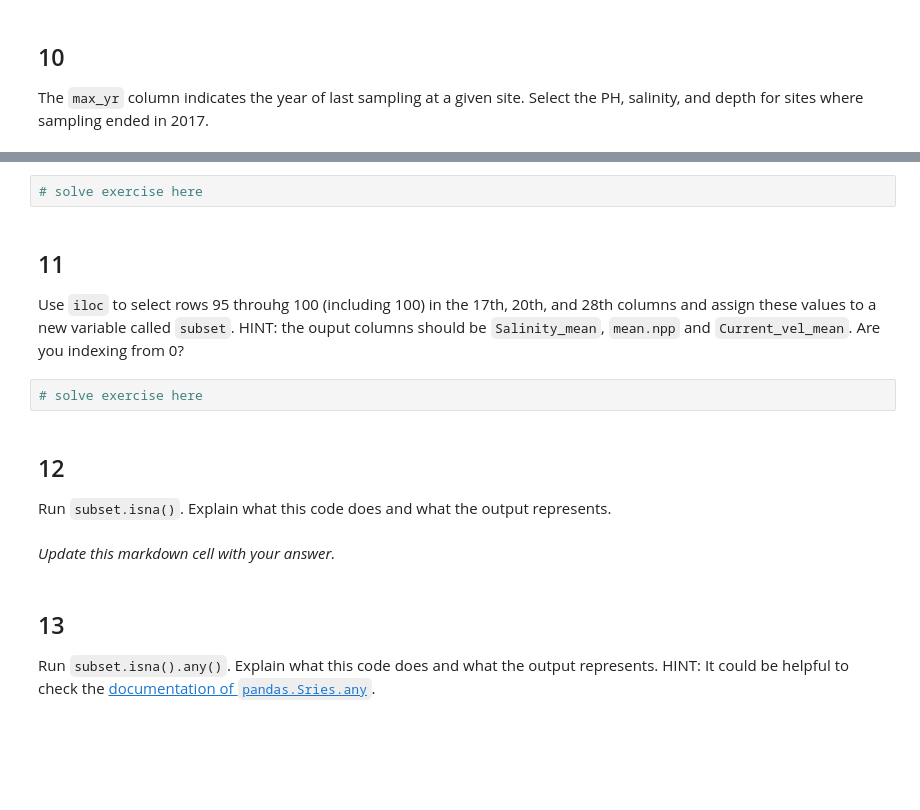
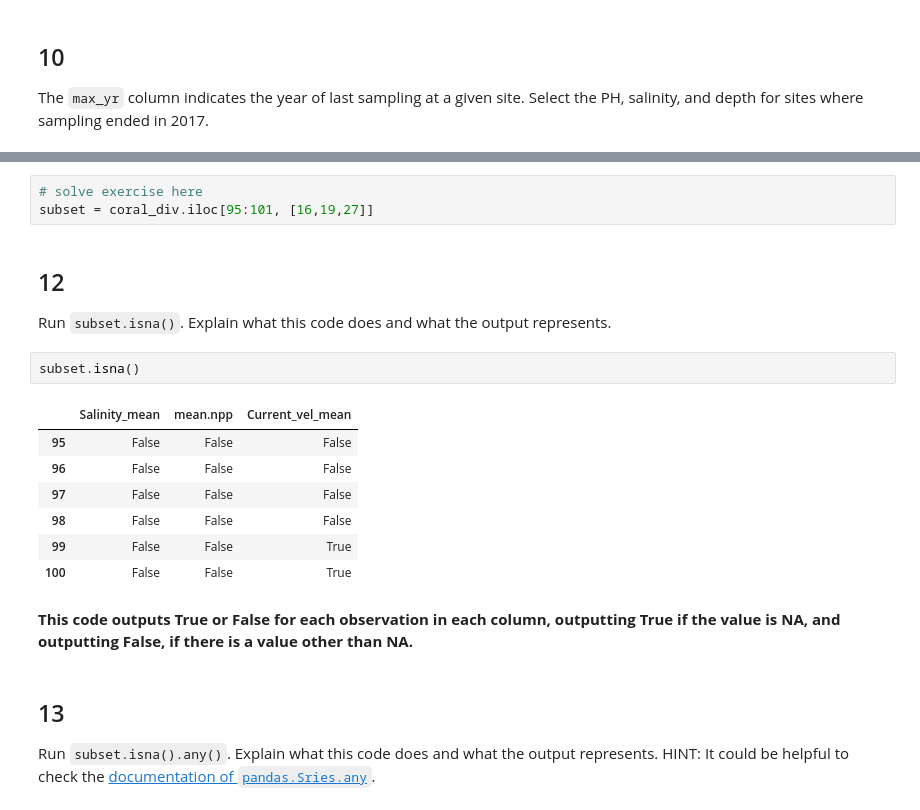
Before and after one commit to h-hahn/eds220-hwk-1, a Jupyter notebook: hwk1-task3.ipynb, the cells around one changed output, grey strips where cells are left out. Cells and saved outputs as stored; diff of their text form; blank space fills up the shorter version.

```diff
--- a/hwk1-task3.ipynb
+++ b/hwk1-task3.ipynb
@@ -228,16 +252,22 @@ The `max_yr` column indicates the year of last sampling at a given site. Select
 # %%
 # solve exercise here
+subset = coral_div.iloc[95:101, [16,19,27]]
-# %% [markdown]
-## 11
-Use `iloc` to select rows 95 throuhg 100 (including 100) in the 17th, 20th, and 28th columns and assign these values to a new variable called `subset`. HINT: the ouput columns should be `Salinity_mean`, `mean.npp` and `Current_vel_mean`. Are you indexing from 0?
-# %%
-# solve exercise here
 # %% [markdown]
 ## 12
 
 Run `subset.isna()`. Explain what this code does and what the output represents.
-# %% [markdown]
-*Update this markdown cell with your answer.*
+# %%
+subset.isna()
+# %% [output]
+|  | Salinity_mean | mean.npp | Current_vel_mean |
+| 95 | False | False | False |
+| 96 | False | False | False |
+| 97 | False | False | False |
+| 98 | False | False | False |
+| 99 | False | False | True |
+| 100 | False | False | True |
+# %% [markdown]
+**This code outputs True or False for each observation in each column, outputting True if the value is NA, and outputting False, if there is a value other than NA.**
 # %% [markdown]
 ## 13
 Run `subset.isna().any()`. Explain what this code does and what the output represents. HINT: It could be helpful to check the [documentation of `pandas.Sries.any`](https://pandas.pydata.org/docs/reference/api/pandas.Series.any.html).
```
Also changed, not shown: parts of 2 cells of this notebook.
